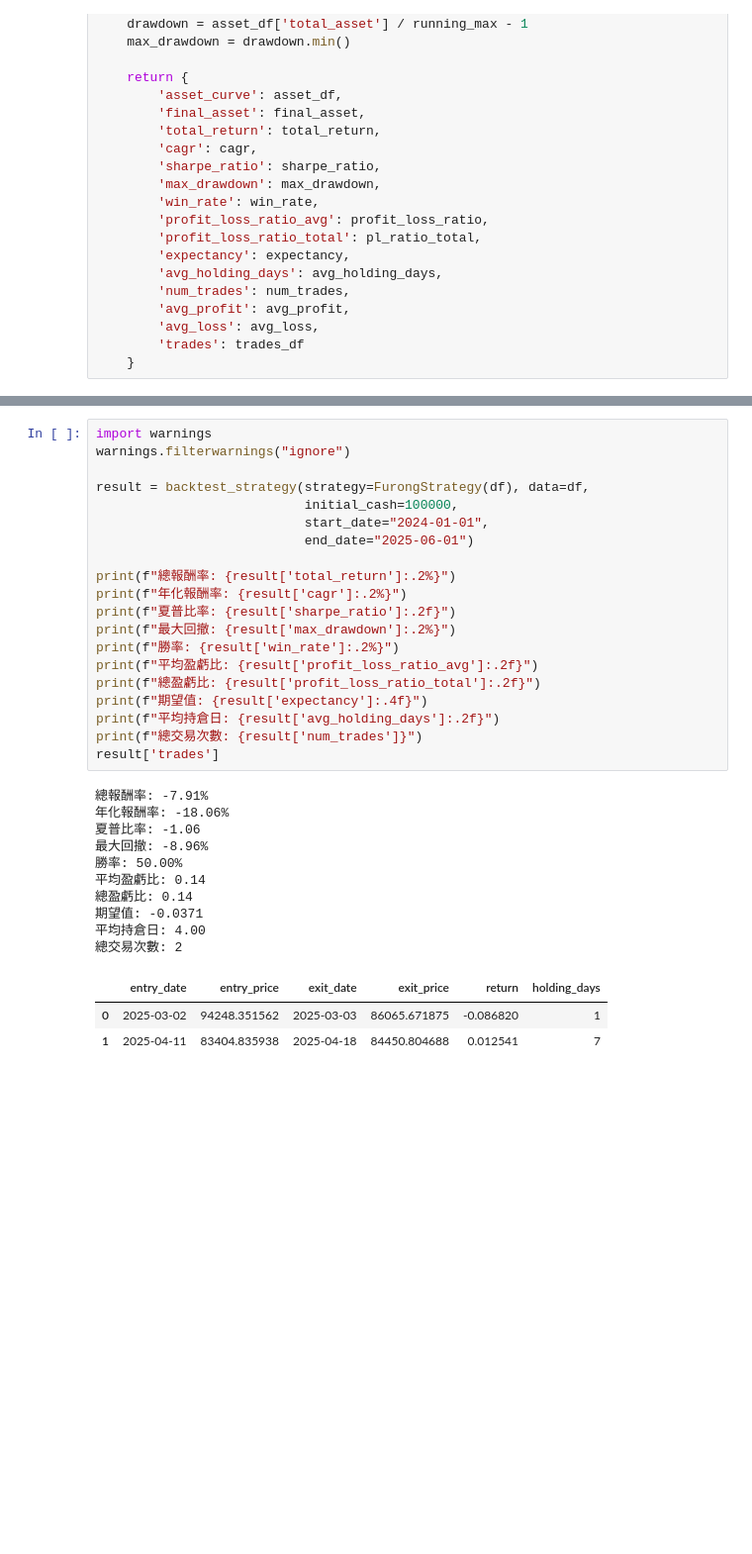
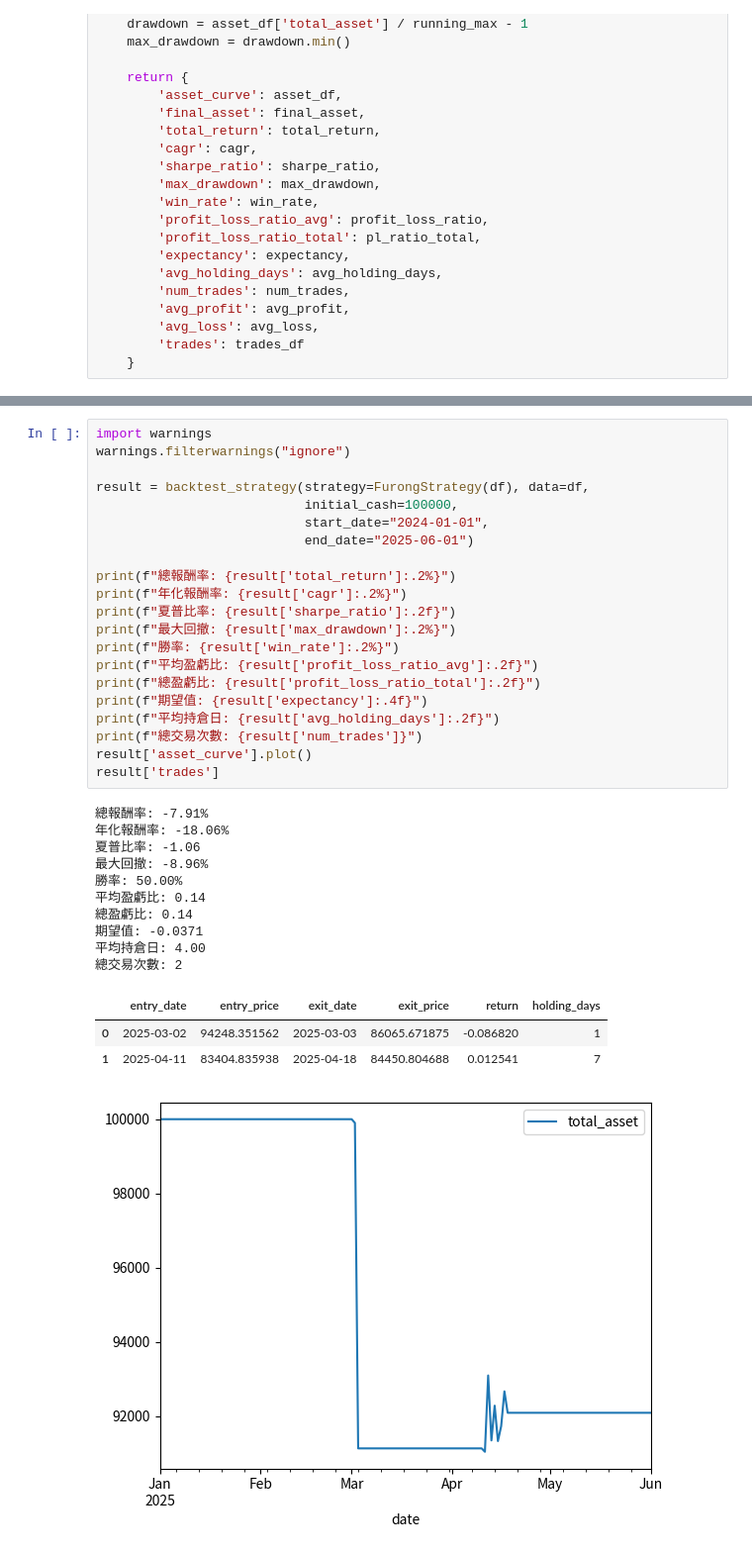
Before and after one commit to skywalker0803r/AlphaCoin, a Jupyter notebook: 第三章(回測函數).ipynb, the cells around one changed output, grey strips where cells are left out. Shown at 99% size. Saved outputs shown, nothing was run; the diff lists cells and outputs as text; blank space fills up the shorter version.

```diff
--- a/第三章(回測函數).ipynb
+++ b/第三章(回測函數).ipynb
@@ -384,30 +388,32 @@ warnings.filterwarnings("ignore")
 result = backtest_strategy(strategy=FurongStrategy(df), data=df,
                            initial_cash=100000,
                            start_date="2024-01-01",
                            end_date="2025-06-01")
 
 print(f"總報酬率: {result['total_return']:.2%}")
 print(f"年化報酬率: {result['cagr']:.2%}")
 print(f"夏普比率: {result['sharpe_ratio']:.2f}")
 print(f"最大回撤: {result['max_drawdown']:.2%}")
 print(f"勝率: {result['win_rate']:.2%}")
 print(f"平均盈虧比: {result['profit_loss_ratio_avg']:.2f}")
 print(f"總盈虧比: {result['profit_loss_ratio_total']:.2f}")
 print(f"期望值: {result['expectancy']:.4f}")
 print(f"平均持倉日: {result['avg_holding_days']:.2f}")
 print(f"總交易次數: {result['num_trades']}")
+result['asset_curve'].plot()
 result['trades']
 # %% [output]
 總報酬率: -7.91%
 年化報酬率: -18.06%
 夏普比率: -1.06
 最大回撤: -8.96%
 勝率: 50.00%
 平均盈虧比: 0.14
 總盈虧比: 0.14
 期望值: -0.0371
 平均持倉日: 4.00
 總交易次數: 2
 |  | entry_date | entry_price | exit_date | exit_price | return | holding_days |
 | 0 | 2025-03-02 | 94248.351562 | 2025-03-03 | 86065.671875 | -0.086820 | 1 |
 | 1 | 2025-04-11 | 83404.835938 | 2025-04-18 | 84450.804688 | 0.012541 | 7 |
+[figure, added]
```
Also changed, not shown: parts of 3 cells of this notebook.
